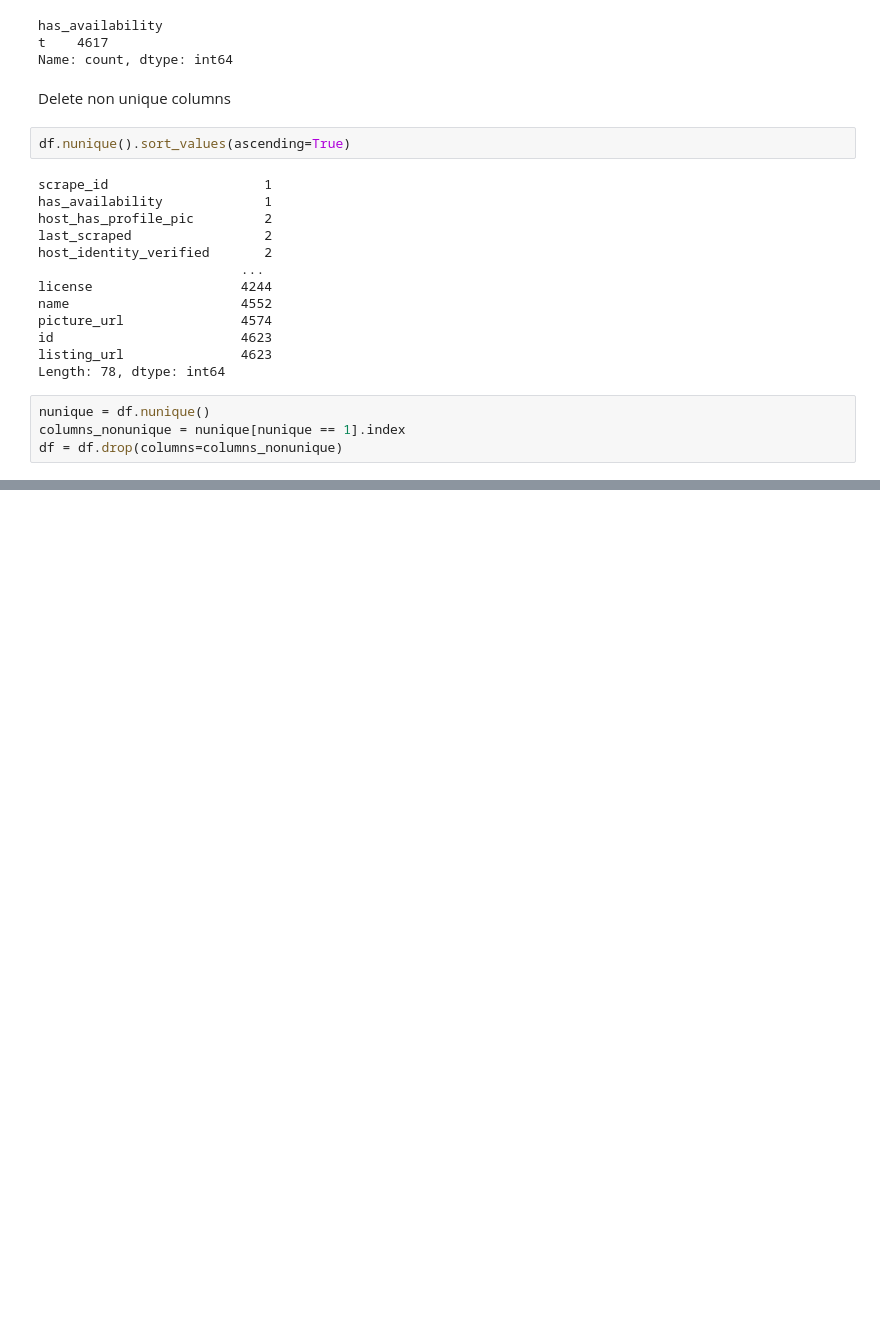
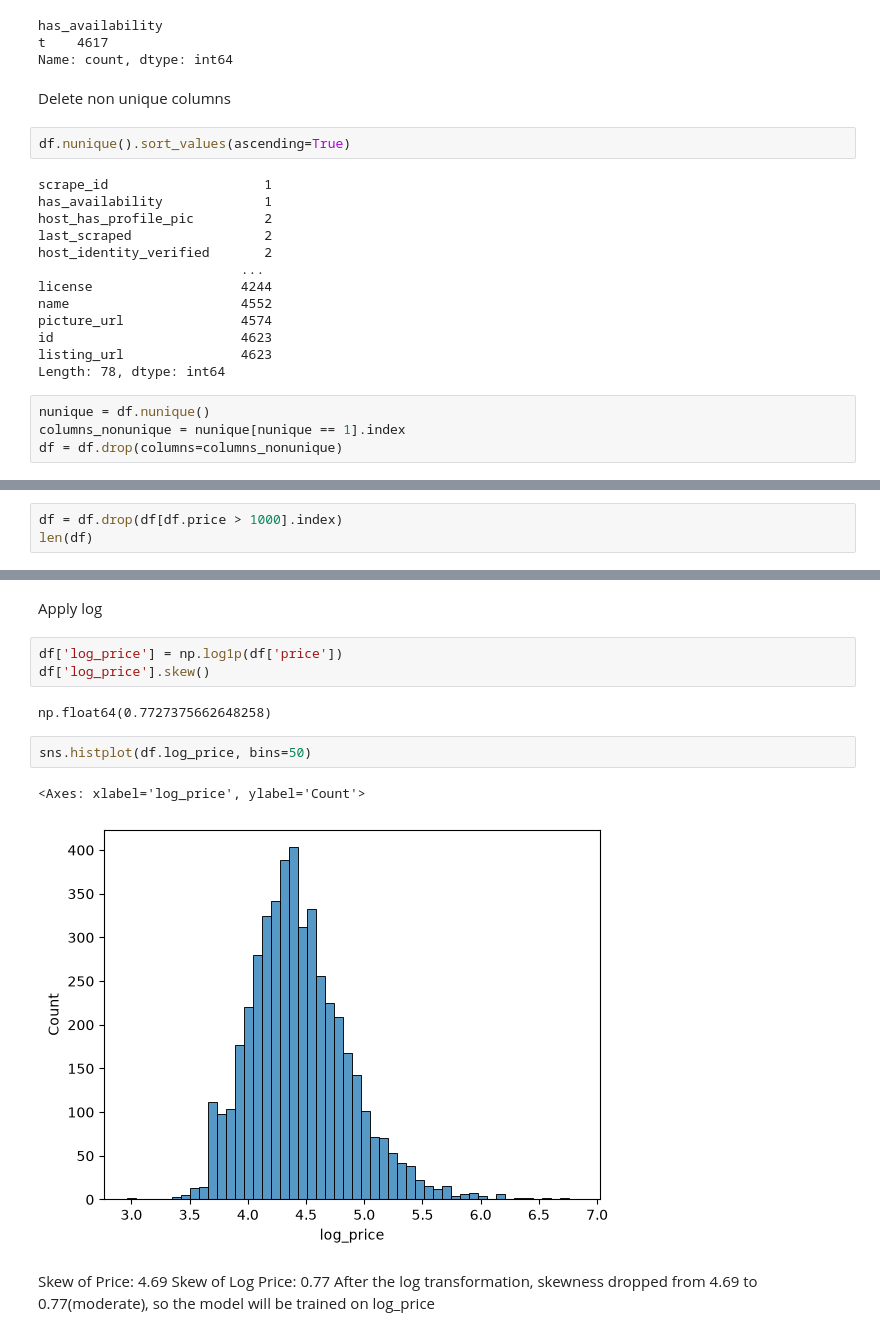
Before and after one commit to SunnyFoxxy/thessaloniki-airbnb-prices, a Jupyter notebook: notebook.ipynb, the cells around one changed output, grey strips where cells are left out. Saved outputs shown, nothing was run; the diff lists cells and outputs as text; blank space fills up the shorter version.

```diff
--- a/notebook.ipynb
+++ b/notebook.ipynb
@@ -280,0 +385,3 @@ df = df.drop(columns=columns_nonunique)
+# %%
+df = df.drop(df[df.price > 1000].index)
+len(df)
@@ -280,0 +412,16 @@ df = df.drop(columns=columns_nonunique)
+# %% [markdown]
+Apply log
+# %%
+df['log_price'] = np.log1p(df['price'])
+df['log_price'].skew()
+# %% [output]
+np.float64(0.7727375662648258)
+# %%
+sns.histplot(df.log_price, bins=50)
+# %% [output]
+<Axes: xlabel='log_price', ylabel='Count'>
+[figure, added]
+# %% [markdown]
+Skew of Price: 4.69
+Skew of Log Price: 0.77
+After the log transformation, skewness dropped from 4.69 to 0.77(moderate), so the model will be trained on log_price
```
Also changed, not shown: parts of 21 cells of this notebook.
